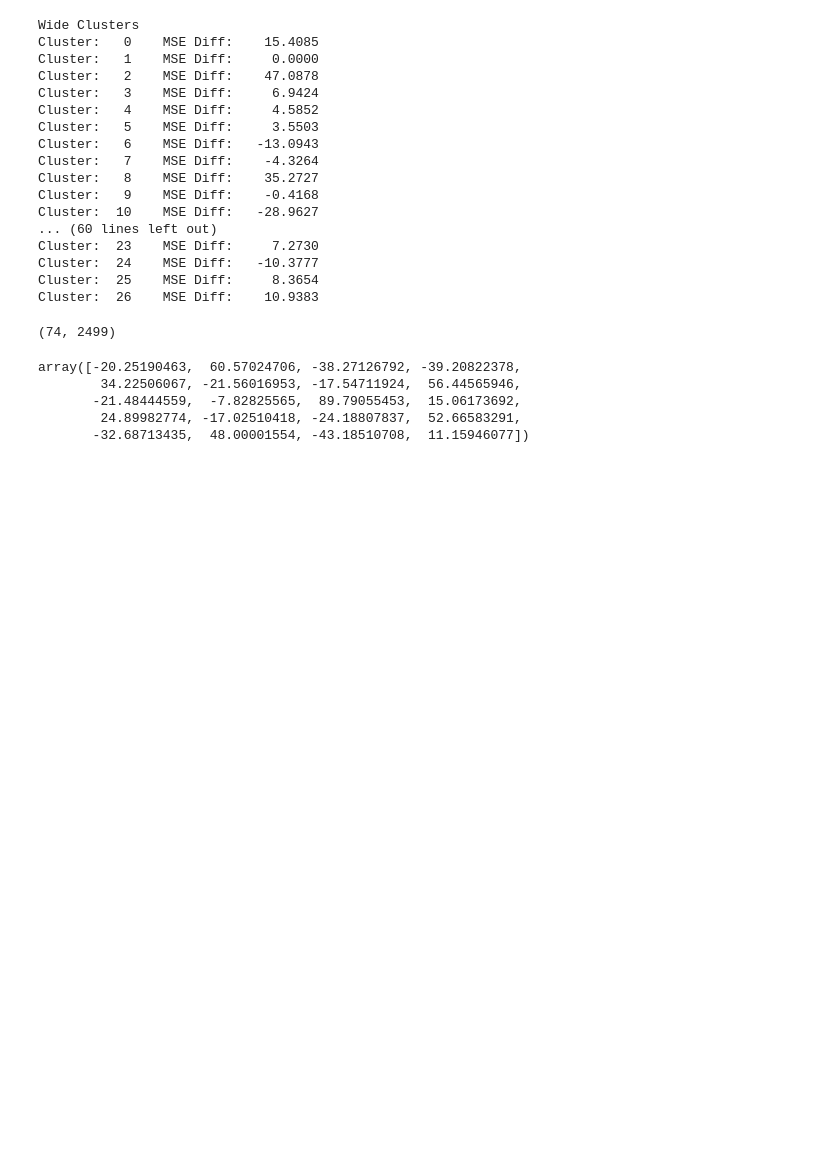
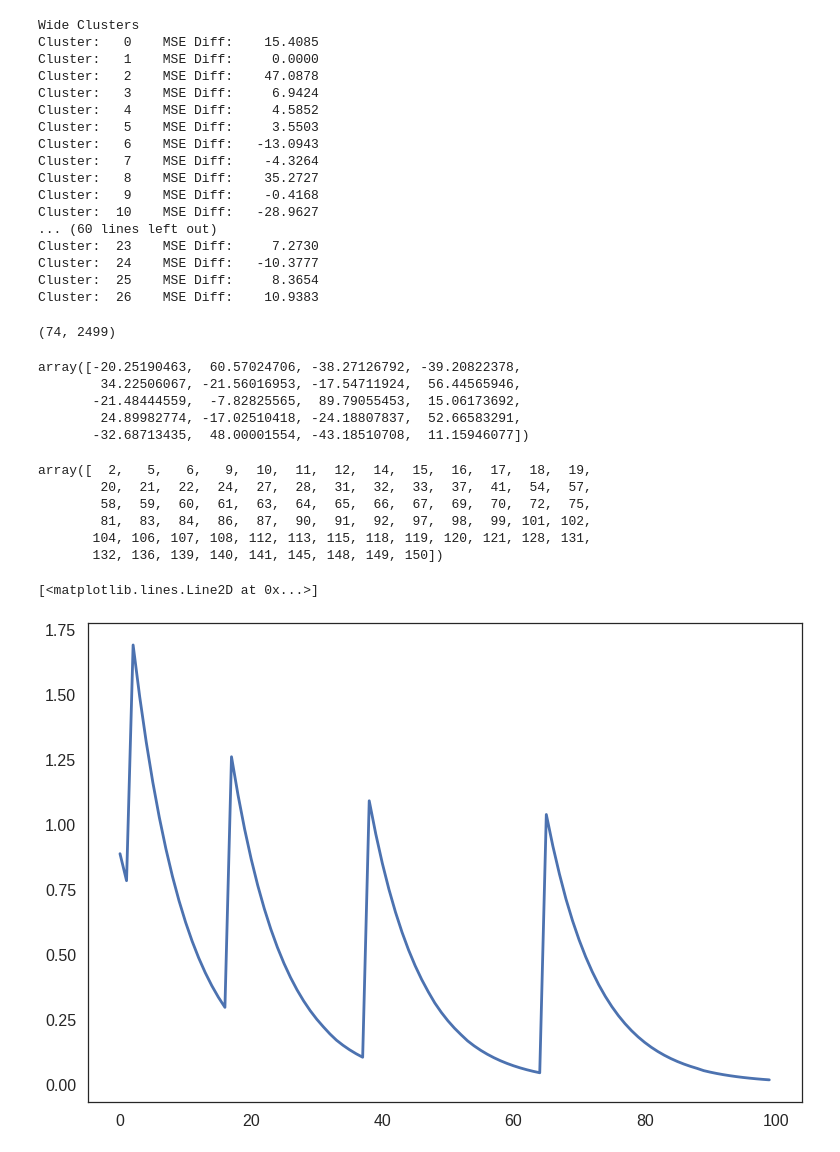
Before and after one commit to theilmbh/NeuralTDA, a Jupyter notebook: notebooks/RepeatEmilyAnalysis.ipynb, the cells around one changed output. Saved outputs shown, nothing was run; the diff lists cells and outputs as text; code cells hidden in the pictures; blank space fills up the shorter version.

```diff
--- a/notebooks/RepeatEmilyAnalysis.ipynb
+++ b/notebooks/RepeatEmilyAnalysis.ipynb
@@ -175,6 +175,7 @@ for context in contexts:
         binned_clusters = np.array(binned_data[stim]['clusters'])
 # %%
 # Compute MSEs:
+from scipy import signal
 
 def mse(psth_a, psth_b, psth_c, psth_d):
     la = psth_a.shape
@@ -216,24 +217,7 @@ def mse_vec(psth_a, psth_b, psth_c, psth_d):
     mse_cd = np.square(new_c - new_d)
     return mse_ab + mse_cd
 
-MSE_targ = mse(avg_psths['A_hi'], avg_psths['AS_hi'], avg_psths['A_lo'], avg_psths['AS_lo'])
-MSE_dist = mse(avg_psths['A_hi'], avg_psths['AS_lo'], avg_psths['A_lo'], avg_psths['AS_hi'])
-MSE_diff = MSE_dist - MSE_targ
-
-MSE_targ_vec = mse_vec(avg_psths['A_hi'], avg_psths['AS_hi'], avg_psths['A_lo'], avg_psths['AS_lo'])
-MSE_dist_vec = mse_vec(avg_psths['A_hi'], avg_psths['AS_lo'], avg_psths['A_lo'], avg_psths['AS_hi'])
-MSE_diffC_vec = MSE_dist_vec - MSE_targ_vec
-
-MSE_targX_vec = mse_vec(avg_psths['AX_hi'], avg_psths['AS_hi'], avg_psths['AX_lo'], avg_psths['AS_lo'])
-MSE_distX_vec = mse_vec(avg_psths['AX_hi'], avg_psths['AS_lo'], avg_psths['AX_lo'], avg_psths['AS_hi'])
-MSE_diffX_vec = MSE_dist_vec - MSE_targ_vec
-
-MSE_targP_vec = mse_vec(avg_psths['P_hi'], avg_psths['AS_hi'], avg_psths['P_lo'], avg_psths['AS_lo'])
-MSE_distP_vec = mse_vec(avg_psths['P_hi'], avg_psths['AS_lo'], avg_psths['P_lo'], avg_psths['AS_hi'])
-MSE_diffP_vec = MSE_dist_vec - MSE_targ_vec
-
-MSE_diffs = np.stack([MSE_diffC_vec, MSE_diffX_vec, MSE_diffP_vec], axis=-1)
-MSE_max = np.amax(MSE_diffs, axis=(1,2)) #get absolute maximum across bins/conditions for each cell
-
-MSE_diffs_normalized = np.divide(MSE_diffs, np.tile(MSE_max[:, np.newaxis, np.newaxis], (1, MSE_diffs.shape[1], 3)))
-MSE_diffs_norm_mean = np.nanmean(MSE_diffs_normalized, axis=1)
+def exp_filt(vec, tau):
+    M=51
+    win = signal.exponential(M, 0, tau, False)
+    return np.convolve(vec, win, mode='same')
@@ -327,3 +393,20 @@ array([-20.25190463,  60.57024706, -38.27126792, -39.20822378,
        -21.48444559,  -7.82825565,  89.79055453,  15.06173692,
         24.89982774, -17.02510418, -24.18807837,  52.66583291,
        -32.68713435,  48.00001554, -43.18510708,  11.15946077])
+# %%
+clusters_list
+# %% [output]
+array([  2,   5,   6,   9,  10,  11,  12,  14,  15,  16,  17,  18,  19,
+        20,  21,  22,  24,  27,  28,  31,  32,  33,  37,  41,  54,  57,
+        58,  59,  60,  61,  63,  64,  65,  66,  67,  69,  70,  72,  75,
+        81,  83,  84,  86,  87,  90,  91,  92,  97,  98,  99, 101, 102,
+       104, 106, 107, 108, 112, 113, 115, 118, 119, 120, 121, 128, 131,
+       132, 136, 139, 140, 141, 145, 148, 149, 150])
+# %%
+t = 1.0*(np.random.rand(100) > 0.9)
+# %%
+tf = exp_filt(t, 8.0)
+plt.plot(tf)
+# %% [output]
+[<matplotlib.lines.Line2D at 0x...>]
+[figure, added]
```
Also changed, not shown: parts of 3 cells of this notebook.
